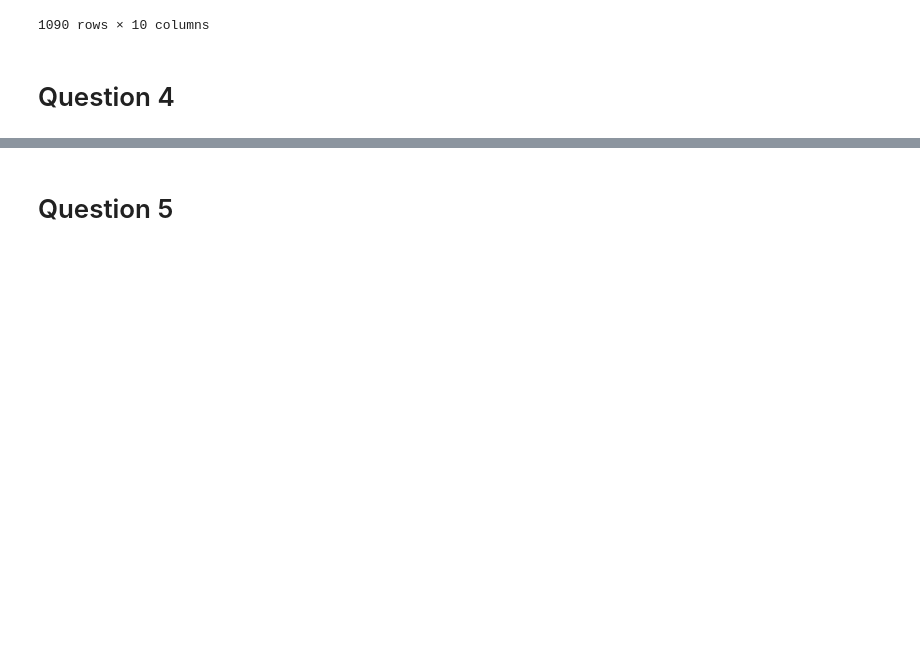
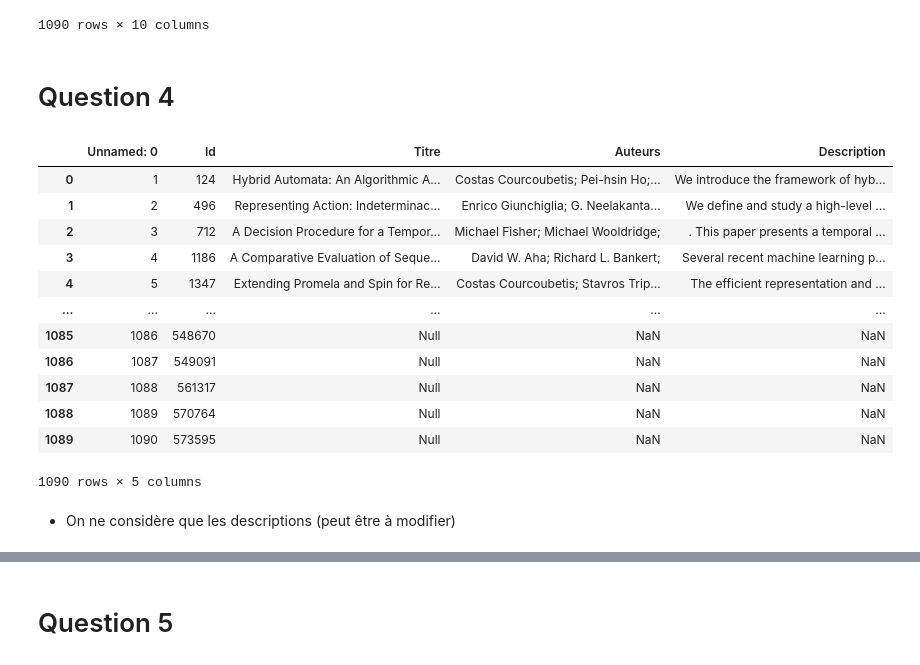
Before and after one commit to clementbernardd/LOG6308, a Jupyter notebook: TP2/TP2_groupe7.ipynb, the cells around one changed output, grey strips where cells are left out. Drawn from its saved outputs; the diff is of its cells as text; code cells hidden in the pictures; blank space fills up the shorter version.

```diff
--- a/TP2/TP2_groupe7.ipynb
+++ b/TP2/TP2_groupe7.ipynb
@@ -14,6 +14,7 @@ from sklearn.metrics.pairwise import cosine_similarity
 # %%
 DATA = os.path.join(os.getcwd(), 'data')
 TABLE_PATH = os.path.join(DATA, 'citeseer.rtable')
+ABSTRACT_PATH = os.path.join(DATA,'abstracts.csv')
 # %% [markdown]
 ## Data
 # %%
@@ -199,0 +199,20 @@ get_recommendation_sim(N=10)
+# %%
+abstract = pd.read_csv(ABSTRACT_PATH)
+# %%
+abstract
+# %% [output]
+|  | Unnamed: 0 | Id | Titre | Auteurs | Description |
+| 0 | 1 | 124 | Hybrid Automata: An Algorithmic A... | Costas Courcoubetis; Pei-hsin Ho;... | We introduce the framework of hyb... |
+| 1 | 2 | 496 | Representing Action: Indeterminac... | Enrico Giunchiglia; G. Neelakanta... | We define and study a high-level ... |
+| 2 | 3 | 712 | A Decision Procedure for a Tempor... | Michael Fisher; Michael Wooldridge; | . This paper presents a temporal ... |
+| 3 | 4 | 1186 | A Comparative Evaluation of Seque... | David W. Aha; Richard L. Bankert; | Several recent machine learning p... |
+| 4 | 5 | 1347 | Extending Promela and Spin for Re... | Costas Courcoubetis; Stavros Trip... | The efficient representation and ... |
+| ... | ... | ... | ... | ... | ... |
+| 1085 | 1086 | 548670 | Null | NaN | NaN |
+| 1086 | 1087 | 549091 | Null | NaN | NaN |
+| 1087 | 1088 | 561317 | Null | NaN | NaN |
+| 1088 | 1089 | 570764 | Null | NaN | NaN |
+| 1089 | 1090 | 573595 | Null | NaN | NaN |
+1090 rows × 5 columns
+# %% [markdown]
+- On ne considère que les descriptions (peut être à modifier)
```
Also changed, not shown: parts of 8 cells of this notebook.
